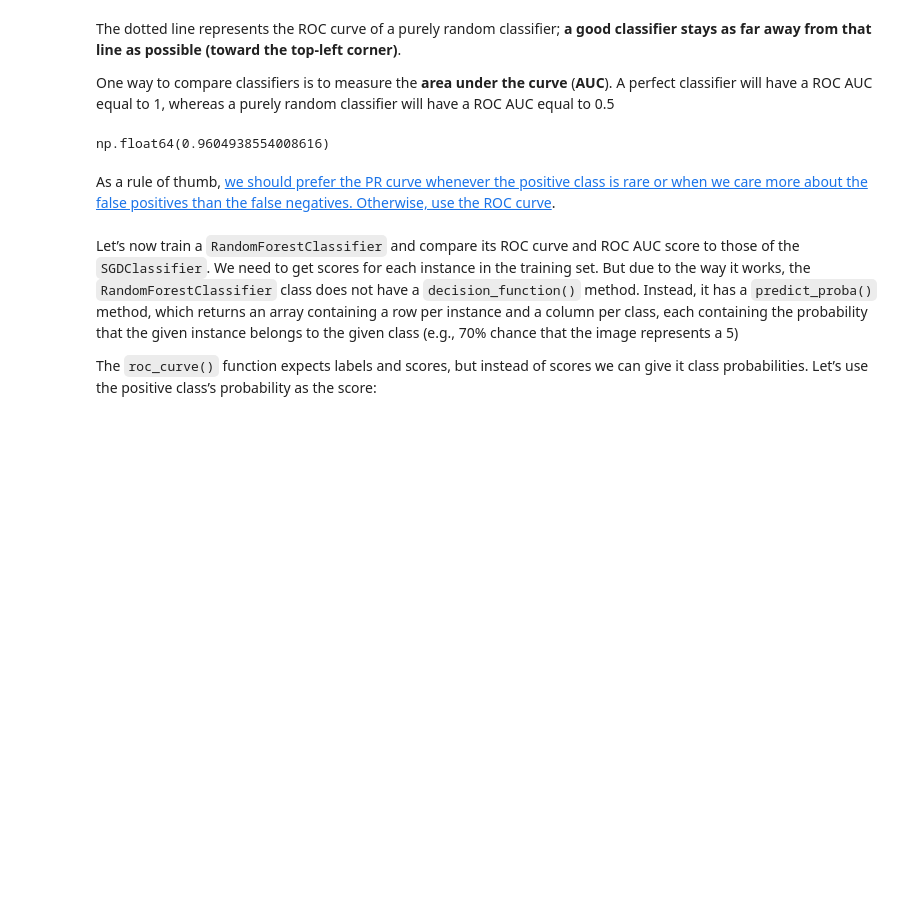
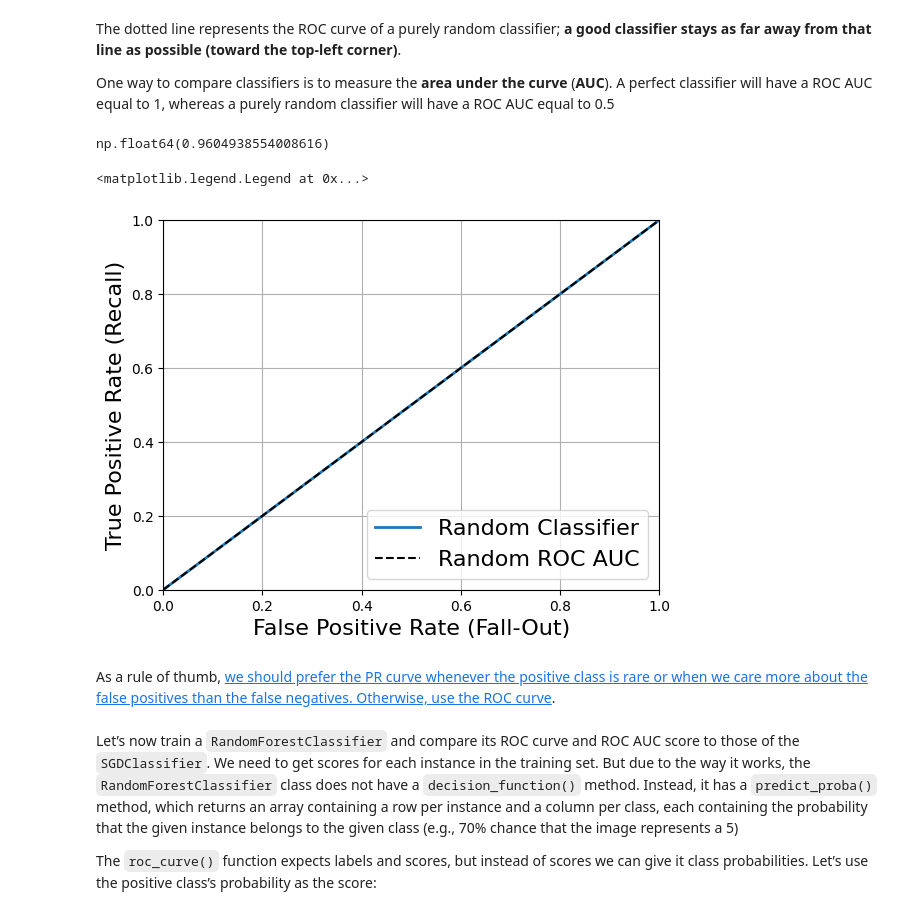
Before and after one commit to QubitPi/jupyter-notebooks, a Jupyter notebook: notebooks/MNIST/MNIST.ipynb, the cells around one changed output. Cells and saved outputs as stored; diff of their text form; code cells hidden in the pictures; blank space fills up the shorter version.

Commit message:
Add random classifier ROC AUC

```diff
--- a/notebooks/MNIST/MNIST.ipynb
+++ b/notebooks/MNIST/MNIST.ipynb
@@ -367,6 +367,23 @@ from sklearn.metrics import roc_auc_score
 roc_auc_score(training_labels_5, scores)
 # %% [output]
 np.float64(0.9604938554008616)
+# %%
+from sklearn.dummy import DummyClassifier
+random_classifier = DummyClassifier(strategy="prior")
+predict_proba = cross_val_predict(random_classifier, training_instances, training_labels_5, cv=3, method="predict_proba")
+scores = predict_proba[:, 1]
+
+fprr, tprr, thresholdsr = roc_curve(training_labels_5, scores)
+plt.plot(fprr, tprr, linewidth=2, label="Random Classifier")
+plt.plot([0, 1], [0, 1], 'k--', label="Random ROC AUC")
+plt.axis([0, 1, 0, 1])
+plt.xlabel('False Positive Rate (Fall-Out)', fontsize=16)
+plt.ylabel('True Positive Rate (Recall)', fontsize=16)
+plt.grid(True)
+plt.legend(loc="lower right", fontsize=16)
+# %% [output]
+<matplotlib.legend.Legend at 0x...>
+[figure, added]
 # %% [markdown]
 As a rule of thumb, [we should prefer the PR curve whenever the positive class is rare or when we care more about the false positives than the false negatives. Otherwise, use the ROC curve](https://datascience.stackexchange.com/a/106487).
 # %% [markdown]
```
